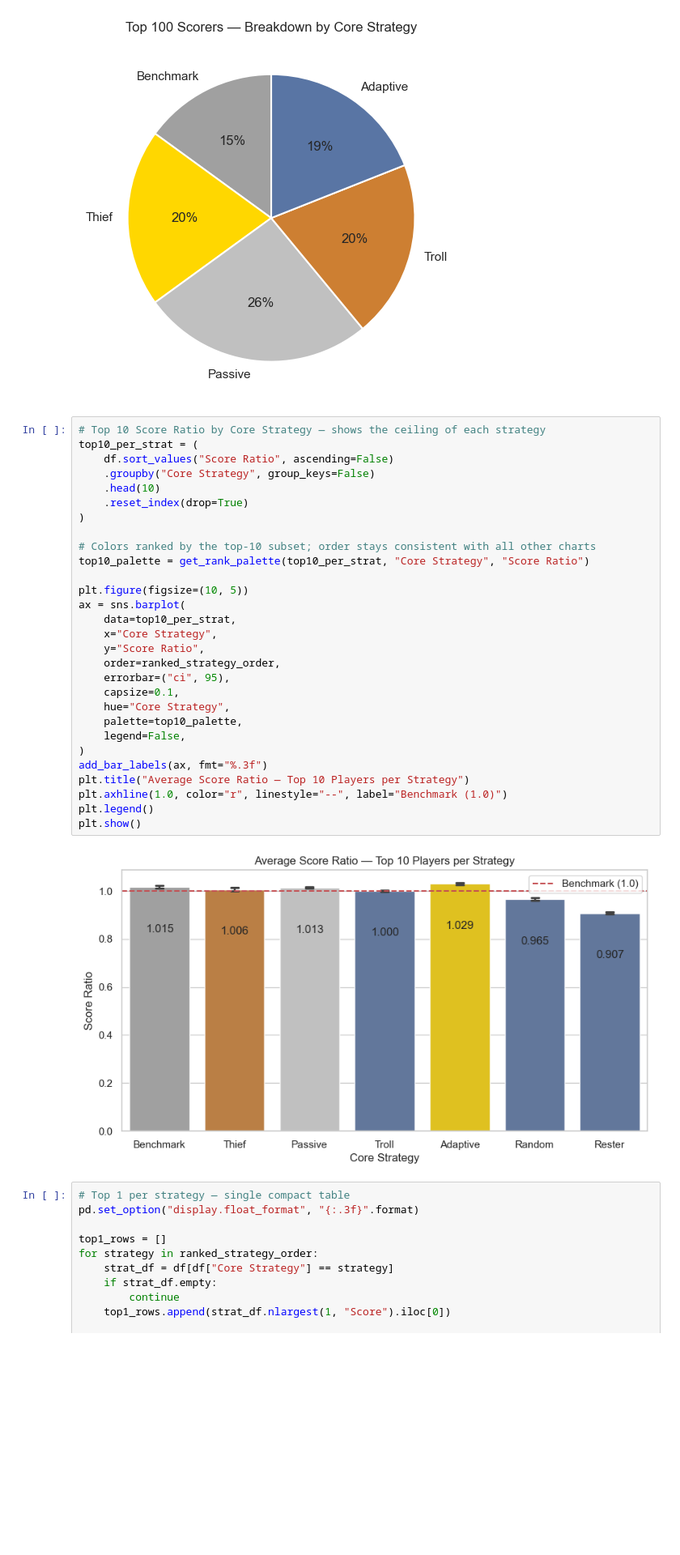
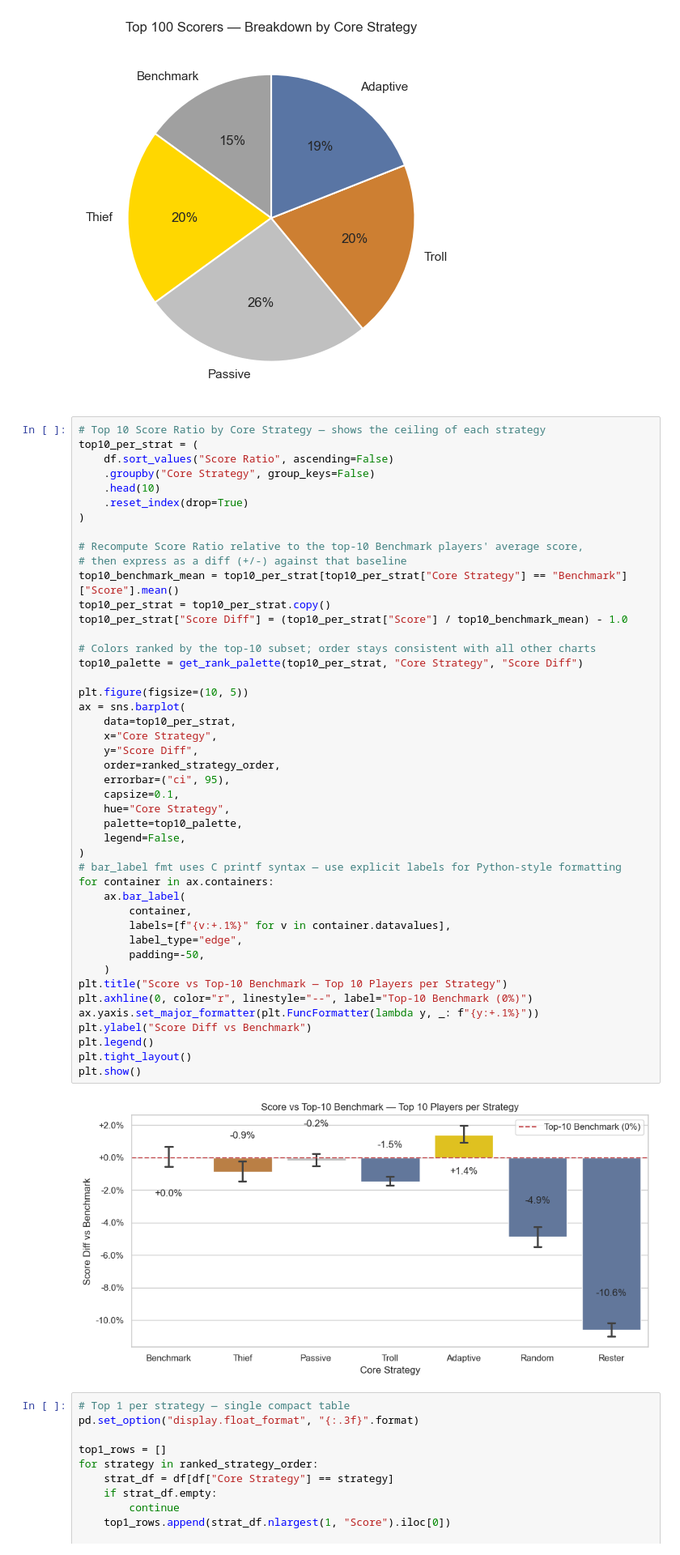
Before and after one commit to blakefren/jbot, a Jupyter notebook: scripts/simulate_powerups_viz.ipynb, the cells around one changed output. Shown at 81% size. Cells and saved outputs as stored; diff of their text form; blank space fills up the shorter version.

```diff
--- a/scripts/simulate_powerups_viz.ipynb
+++ b/scripts/simulate_powerups_viz.ipynb
@@ -428,34 +428,50 @@ plt.show()
 # %%
 # Top 10 Score Ratio by Core Strategy — shows the ceiling of each strategy
 top10_per_strat = (
     df.sort_values("Score Ratio", ascending=False)
     .groupby("Core Strategy", group_keys=False)
     .head(10)
     .reset_index(drop=True)
 )
 
+# Recompute Score Ratio relative to the top-10 Benchmark players' average score,
+# then express as a diff (+/-) against that baseline
+top10_benchmark_mean = top10_per_strat[top10_per_strat["Core Strategy"] == "Benchmark"]["Score"].mean()
+top10_per_strat = top10_per_strat.copy()
+top10_per_strat["Score Diff"] = (top10_per_strat["Score"] / top10_benchmark_mean) - 1.0
+
 # Colors ranked by the top-10 subset; order stays consistent with all other charts
-top10_palette = get_rank_palette(top10_per_strat, "Core Strategy", "Score Ratio")
+top10_palette = get_rank_palette(top10_per_strat, "Core Strategy", "Score Diff")
 
 plt.figure(figsize=(10, 5))
 ax = sns.barplot(
     data=top10_per_strat,
     x="Core Strategy",
-    y="Score Ratio",
+    y="Score Diff",
     order=ranked_strategy_order,
     errorbar=("ci", 95),
     capsize=0.1,
     hue="Core Strategy",
     palette=top10_palette,
     legend=False,
 )
-add_bar_labels(ax, fmt="%.3f")
-plt.title("Average Score Ratio — Top 10 Players per Strategy")
-plt.axhline(1.0, color="r", linestyle="--", label="Benchmark (1.0)")
+# bar_label fmt uses C printf syntax — use explicit labels for Python-style formatting
+for container in ax.containers:
+    ax.bar_label(
+        container,
+        labels=[f"{v:+.1%}" for v in container.datavalues],
+        label_type="edge",
+        padding=-50,
+    )
+plt.title("Score vs Top-10 Benchmark — Top 10 Players per Strategy")
+plt.axhline(0, color="r", linestyle="--", label="Top-10 Benchmark (0%)")
+ax.yaxis.set_major_formatter(plt.FuncFormatter(lambda y, _: f"{y:+.1%}"))
+plt.ylabel("Score Diff vs Benchmark")
 plt.legend()
+plt.tight_layout()
 plt.show()
 # %% [output]
-[figure, old version]
+[figure, new version]
 # %%
 # Top 1 per strategy — single compact table
 pd.set_option("display.float_format", "{:.3f}".format)
```
